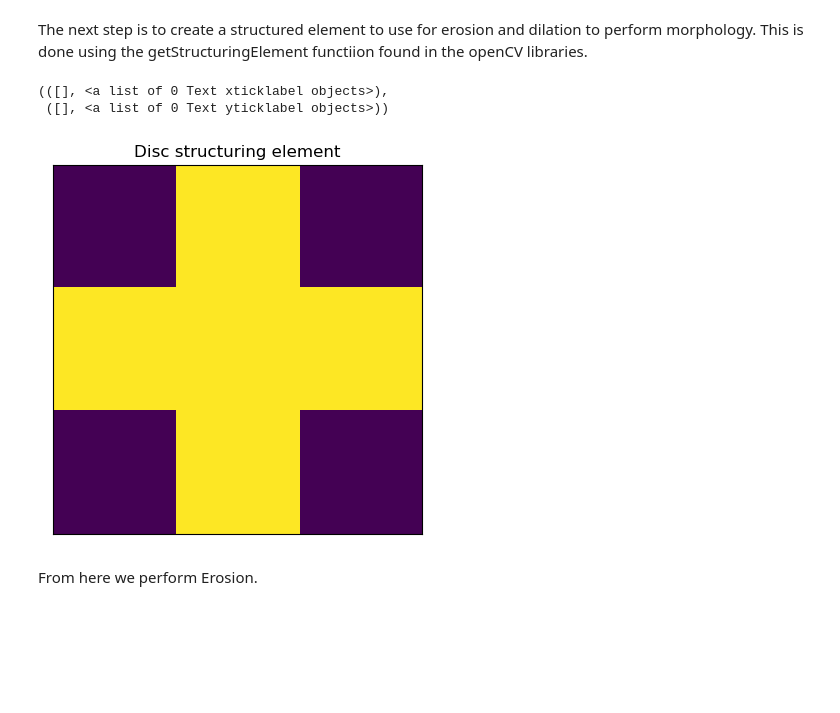
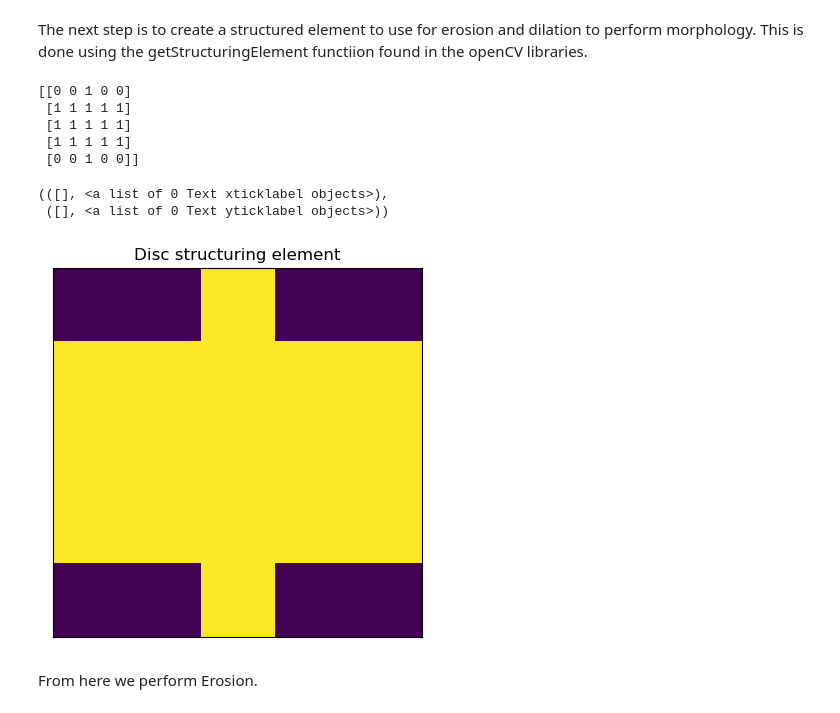
Before and after one commit to Neelxm10/cv-lab3, a Jupyter notebook: cv-lab3.ipynb, the cells around one changed output. Saved outputs shown, nothing was run; the diff lists cells and outputs as text; code cells hidden in the pictures; blank space fills up the shorter version.

```diff
--- a/cv-lab3.ipynb
+++ b/cv-lab3.ipynb
@@ -64,14 +64,20 @@ From comparing the hue saturation and intensity value elements, intensity value
 # %% [markdown]
 The next step is to create a structured element to use for erosion and dilation to perform morphology. This is done using the getStructuringElement functiion found in the openCV libraries.
 # %%
-disc = cv2.getStructuringElement(cv2.MORPH_ELLIPSE, (3,3))
+disc = cv2.getStructuringElement(cv2.MORPH_ELLIPSE, (5,5))
+print(disc)
 fig = plt.figure();
 plt.subplot(111), plt.imshow(disc), plt.title("Disc structuring element")
 plt.xticks([]), plt.yticks([])
 # %% [output]
-(([], <a list of 0 Text xticklabel objects>),
- ([], <a list of 0 Text yticklabel objects>))
+[[0 0 1 0 0]
+ [1 1 1 1 1]
+ [1 1 1 1 1]
+ [1 1 1 1 1]
+ [0 0 1 0 0]]
+(([], <a list of 0 Text xticklabel objects>),
+ ([], <a list of 0 Text yticklabel objects>))
-[figure, old version]
+[figure, new version]
 # %% [markdown]
 From here we perform Erosion.
 # %%
```
Also changed, not shown: parts of 5 cells of this notebook.
